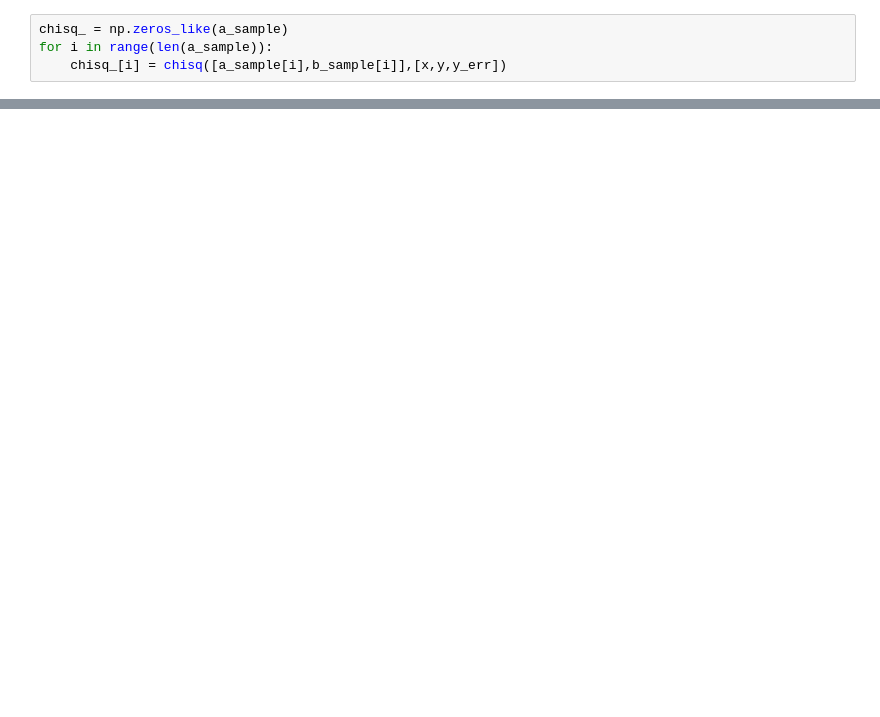
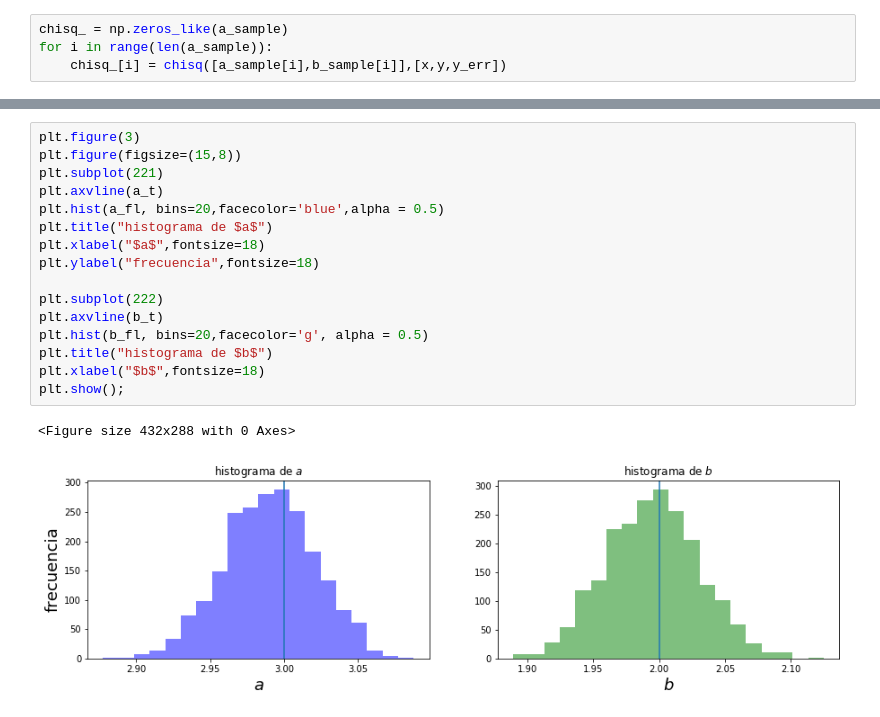
Before and after one commit to DCIDA2019/da2019-Oscar2401, a Jupyter notebook: Semana7/Trabajo_1.ipynb, the cells around one changed output, grey strips where cells are left out. Saved outputs shown, nothing was run; the diff lists cells and outputs as text; blank space fills up the shorter version.

```diff
--- a/Semana7/Trabajo_1.ipynb
+++ b/Semana7/Trabajo_1.ipynb
@@ -111,0 +131,19 @@ plt.show()
+# %%
+plt.figure(3)
+plt.figure(figsize=(15,8))
+plt.subplot(221)
+plt.axvline(a_t)
+plt.hist(a_fl, bins=20,facecolor='blue',alpha = 0.5)
+plt.title("histograma de $a$")
+plt.xlabel("$a$",fontsize=18)
+plt.ylabel("frecuencia",fontsize=18)
+
+plt.subplot(222)
+plt.axvline(b_t)
+plt.hist(b_fl, bins=20,facecolor='g', alpha = 0.5)
+plt.title("histograma de $b$")
+plt.xlabel("$b$",fontsize=18)
+plt.show();
+# %% [output]
+<Figure size 432x288 with 0 Axes>
+[figure, added]
```
Also changed, not shown: parts of 14 cells of this notebook, 1 other file.
